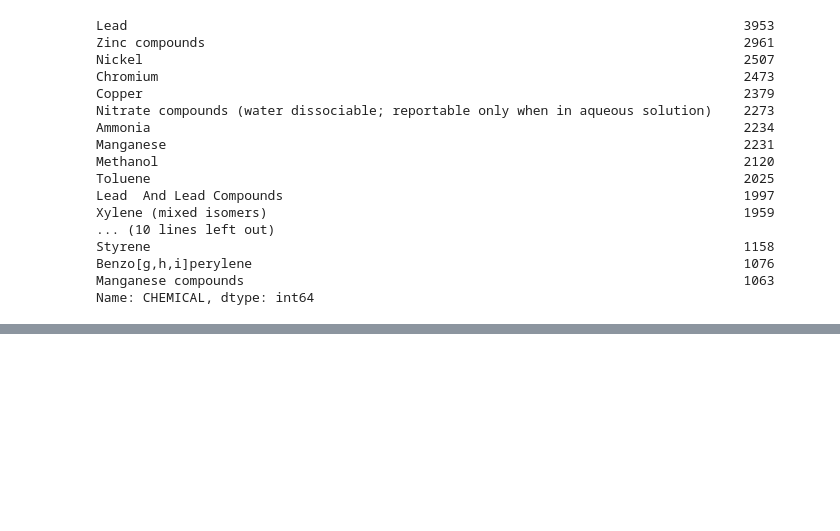
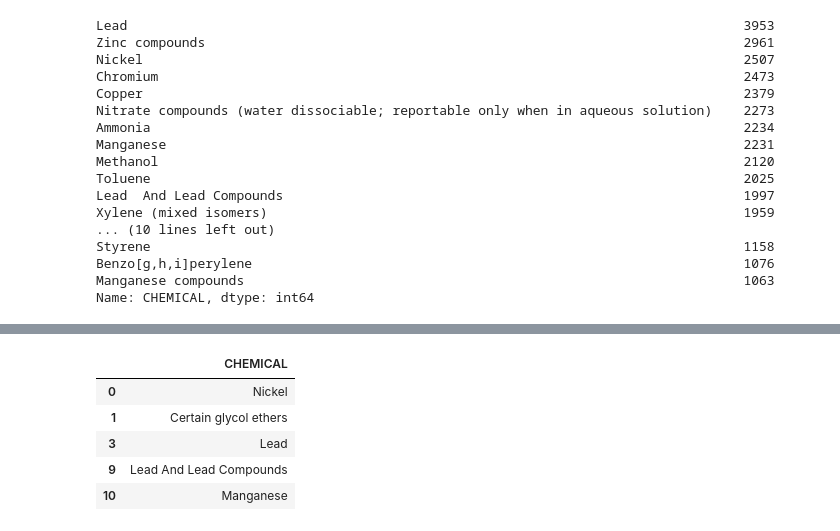
Before and after one commit to lathamlm/Project-03, a Jupyter notebook: cleaning_data.ipynb, the cells around one changed output, grey strips where cells are left out. Saved outputs shown, nothing was run; the diff lists cells and outputs as text; code cells hidden in the pictures; blank space fills up the shorter version.

```diff
--- a/cleaning_data.ipynb
+++ b/cleaning_data.ipynb
@@ -143,0 +161,15 @@ tribal_land.to_csv("tribal_land.csv", encoding="utf-8", index=False)
+# %%
+chemical_cleaned = (chemicals.loc[(chemicals["CHEMICAL"] == "Lead") | (chemicals["CHEMICAL"] == "Zinc compounds") | (chemicals["CHEMICAL"] == "Nickel") | (chemicals["CHEMICAL"] == "Chromium") | (chemicals["CHEMICAL"] == "Copper") |
+                   (chemicals["CHEMICAL"] == "Nitrate compounds (water dissociable; reportable only when in aqueous solution)") | (chemicals["CHEMICAL"] == "Ammonia") | (chemicals["CHEMICAL"] == "Manganese") |
+                   (chemicals["CHEMICAL"] == "Methanol") | (chemicals["CHEMICAL"] == "Toluene") | (chemicals["CHEMICAL"] == "Lead  And Lead Compounds") | (chemicals["CHEMICAL"] == "Xylene (mixed isomers)") | (chemicals["CHEMICAL"] == "Lead compounds") |
+                   (chemicals["CHEMICAL"] == "Nitric acid") | (chemicals["CHEMICAL"] == "Polycyclic aromatic compounds") | (chemicals["CHEMICAL"] == "Certain glycol ethers") | (chemicals["CHEMICAL"] == "Diisocyanates") |
+                   (chemicals["CHEMICAL"] == "Ethylene glycol") | (chemicals["CHEMICAL"] == "Ethylbenzene") | (chemicals["CHEMICAL"] == "Naphthalene") | (chemicals["CHEMICAL"] == "1,2,4-Trimethylbenzene") | (chemicals["CHEMICAL"] == "n-Hexane") |
+                   (chemicals["CHEMICAL"] == "Styrene") | (chemicals["CHEMICAL"] == "Benzo[g,h,i]perylene") | (chemicals["CHEMICAL"] == "Manganese compounds"), :])
+chemical_cleaned.head()
+# %% [output]
+|  | CHEMICAL |
+| 0 | Nickel |
+| 1 | Certain glycol ethers |
+| 3 | Lead |
+| 9 | Lead And Lead Compounds |
+| 10 | Manganese |
```
Also changed, not shown: parts of 7 cells of this notebook, 2 other files.
